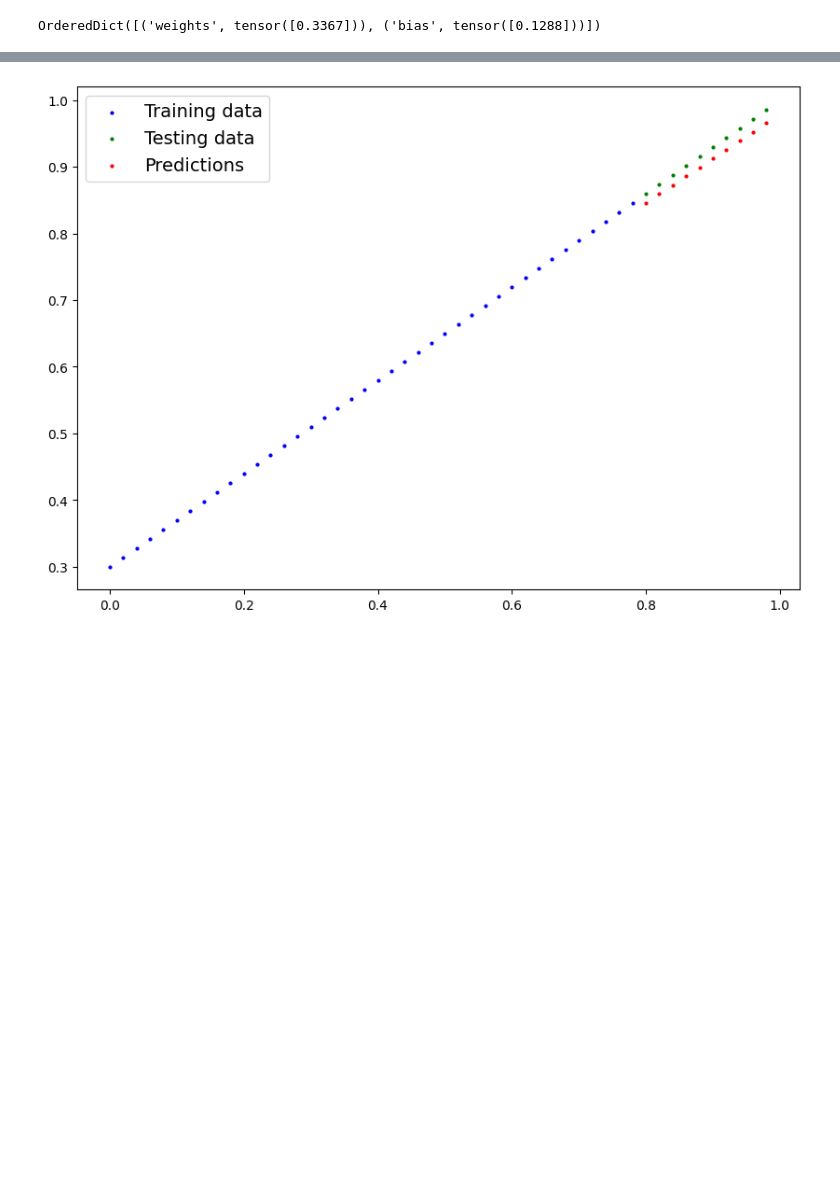
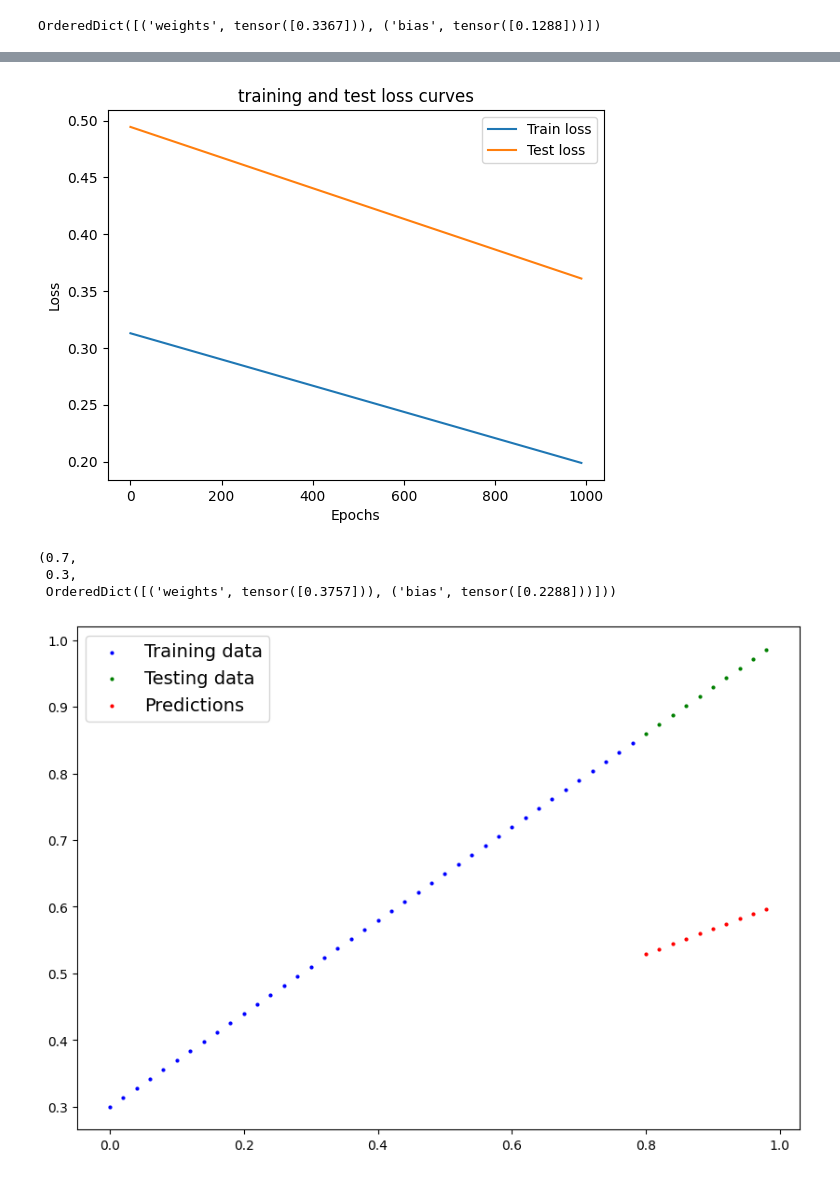
Before and after one commit to AdamStajer07/pytorchTutorial, a Jupyter notebook: 03_pytorch_tutorial.ipynb, the cells around one changed output, grey strips where cells are left out. Saved outputs shown, nothing was run; the diff lists cells and outputs as text; code cells hidden in the pictures; blank space fills up the shorter version.

```diff
--- a/03_pytorch_tutorial.ipynb
+++ b/03_pytorch_tutorial.ipynb
@@ -235,7 +236,7 @@ loss_fn = nn.L1Loss()
 
 # Setup an optimizer (stochastic gradient descent)
 optimizer = torch.optim.SGD(params=model_0.parameters(),
-                            lr=0.01) #lr = learning rate = possibly the most important hyperparameter you can set
+                            lr=0.0001) #lr = learning rate = possibly the most important hyperparameter you can set
 # %% [markdown]
 ### Building a training loop (and a testing loop) in PyTorch
 
@@ -276,7 +277,12 @@ model_0.state_dict()
 OrderedDict([('weights', tensor([0.3367])), ('bias', tensor([0.1288]))])
 # %%
 # An epoch is one loop through the data... (this is a hyperparameter cause we've set itself)
-epochs = 10
+epochs = 1000
+
+#Track different values
+epoch_count = []
+loss_values = []
+test_loss_values = []
 
 ### Training
 #0. Loop through the data
@@ -290,7 +296,7 @@ for epoch in range(epochs):
   #2. Calculate the loss
 
   loss = loss_fn(y_pred, y_train)
-  print(f"loss: {loss}")
+  #print(f"loss: {loss}")
 
   #3. Optimizer zero grad
   optimizer.zero_grad()
@@ -303,5 +309,17 @@ for epoch in range(epochs):
 
   ### Testing
   model_0.eval() #turns off gradient tracking
-model_0.state_dict()
+  with torch.inference_mode():
+    #1. Do the forward pass
+    test_pred = model_0(X_test)
+
+    #2. Calculate the loss
+    test_loss = loss_fn(test_pred, y_test)
+
+  if epoch % 10 == 0:
+    epoch_count.append(epoch)
+    loss_values.append(loss)
+    test_loss_values.append(test_loss)
+    print(f"Epoch: {epoch} | Test: {loss} | Test loss {test_loss}")
+    model_0.state_dict()
 # %% [output]
@@ -319,6 +343,22 @@ OrderedDict([('weights', tensor([0.6638])), ('bias', tensor([0.3153]))])
+# %%
+#Plot the loss curves
+plt.plot(epoch_count, np.array(torch.tensor(loss_values).numpy()), label="Train loss")
+plt.plot(epoch_count, np.array(torch.tensor(test_loss_values).numpy()), label="Test loss")
+plt.title("training and test loss curves")
+plt.ylabel("Loss")
+plt.xlabel("Epochs")
+plt.legend();
+# %% [output]
+[figure, added]
+# %%
+weight, bias, model_0.state_dict()
+# %% [output]
+(0.7,
+ 0.3,
+ OrderedDict([('weights', tensor([0.3757])), ('bias', tensor([0.2288]))]))
 # %%
 with torch.inference_mode():
     y_preds = model_0(X_test)
 plot_predictions(predictions=y_preds)
 # %% [output]
-[figure, old version]
+[figure, new version]
```
Also changed, not shown: parts of 4 cells of this notebook.
